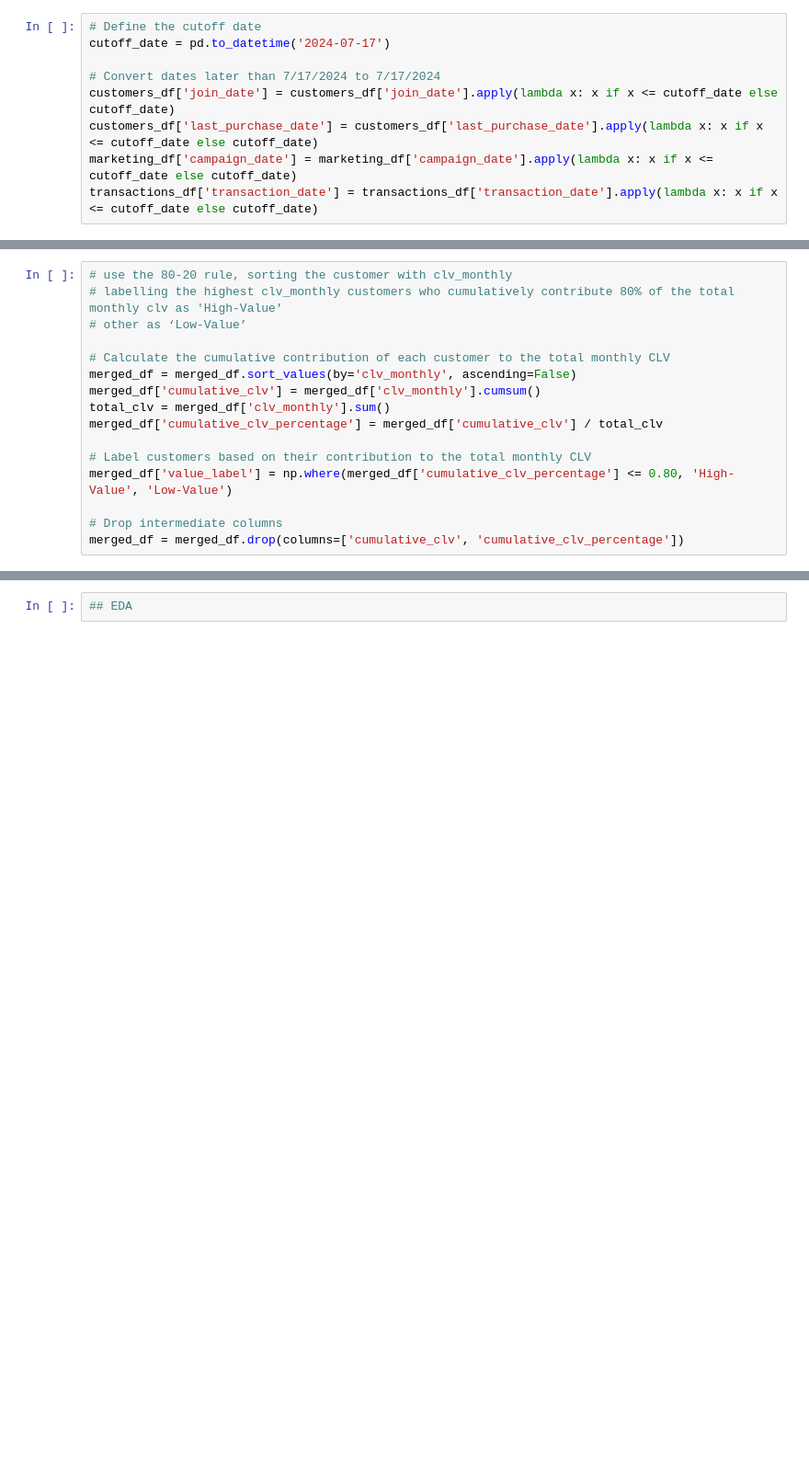
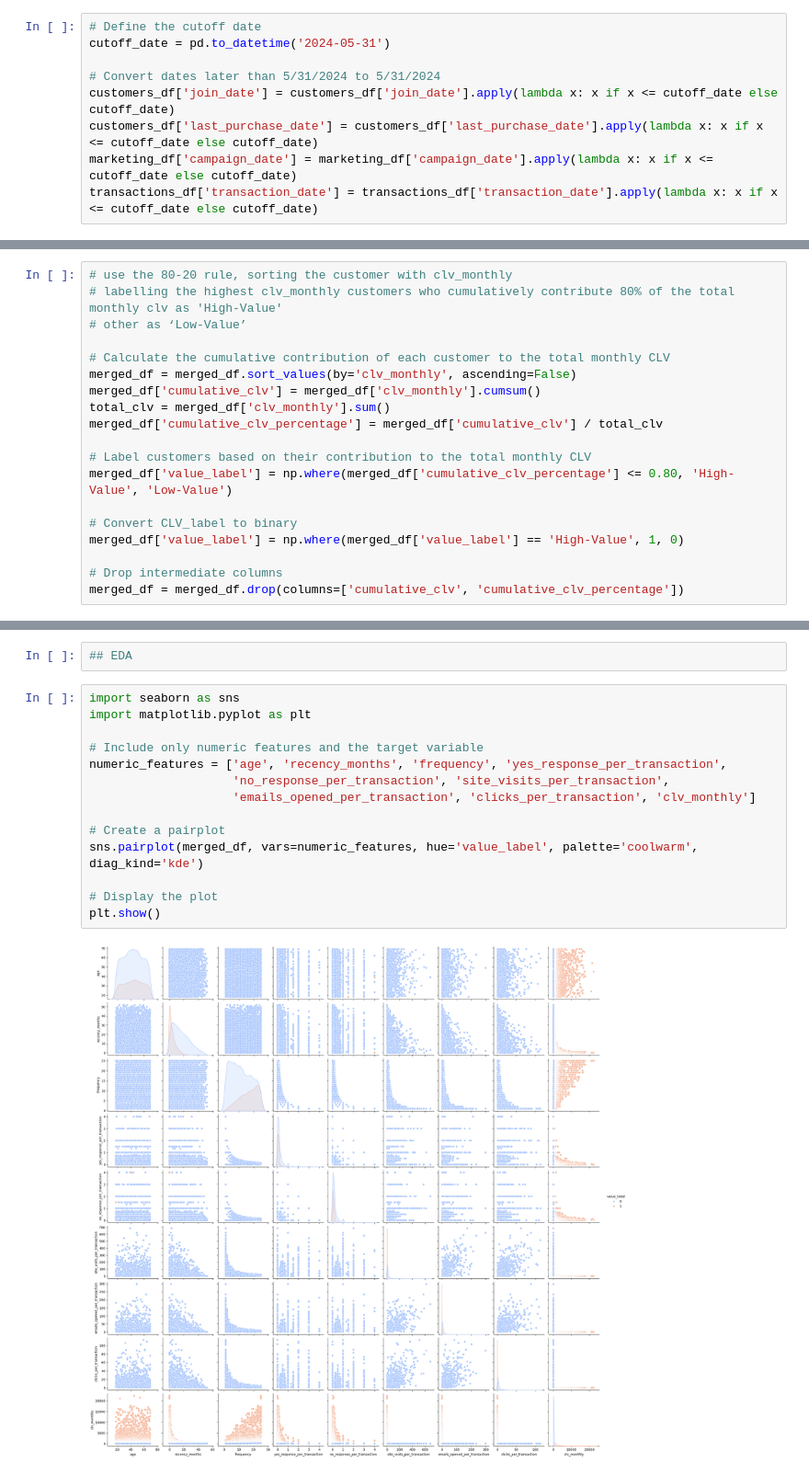
Before and after one commit to neilaxu/schulich_data_science, a Jupyter notebook: MBAN 6750 HW/Assignment 2 - v3.ipynb, the cells around one changed output, grey strips where cells are left out. Shown at 92% size. Cells and saved outputs as stored; diff of their text form; blank space fills up the shorter version.

```diff
--- a/MBAN 6750 HW/Assignment 2 - v3.ipynb
+++ b/MBAN 6750 HW/Assignment 2 - v3.ipynb
@@ -16,9 +16,9 @@ marketing_df['campaign_date'] = pd.to_datetime(marketing_df['campaign_date'])
 transactions_df['transaction_date'] = pd.to_datetime(transactions_df['transaction_date'])
 # %%
 # Define the cutoff date
-cutoff_date = pd.to_datetime('2024-07-17')
+cutoff_date = pd.to_datetime('2024-05-31')
 
-# Convert dates later than 7/17/2024 to 7/17/2024
+# Convert dates later than 5/31/2024 to 5/31/2024
 customers_df['join_date'] = customers_df['join_date'].apply(lambda x: x if x <= cutoff_date else cutoff_date)
 customers_df['last_purchase_date'] = customers_df['last_purchase_date'].apply(lambda x: x if x <= cutoff_date else cutoff_date)
 marketing_df['campaign_date'] = marketing_df['campaign_date'].apply(lambda x: x if x <= cutoff_date else cutoff_date)
@@ -136,5 +134,8 @@ merged_df['cumulative_clv_percentage'] = merged_df['cumulative_clv'] / total_clv
 # Label customers based on their contribution to the total monthly CLV
 merged_df['value_label'] = np.where(merged_df['cumulative_clv_percentage'] <= 0.80, 'High-Value', 'Low-Value')
 
+# Convert CLV_label to binary
+merged_df['value_label'] = np.where(merged_df['value_label'] == 'High-Value', 1, 0)
+
 # Drop intermediate columns
 merged_df = merged_df.drop(columns=['cumulative_clv', 'cumulative_clv_percentage'])
@@ -144,2 +142,18 @@ eda_df = merged_df.copy()
 # %%
 ## EDA
+# %%
+import seaborn as sns
+import matplotlib.pyplot as plt
+
+# Include only numeric features and the target variable
+numeric_features = ['age', 'recency_months', 'frequency', 'yes_response_per_transaction',
+                    'no_response_per_transaction', 'site_visits_per_transaction',
+                    'emails_opened_per_transaction', 'clicks_per_transaction', 'clv_monthly']
+
+# Create a pairplot
+sns.pairplot(merged_df, vars=numeric_features, hue='value_label', palette='coolwarm', diag_kind='kde')
+
+# Display the plot
+plt.show()
+# %% [output]
+[figure, added]
```
Also changed, not shown: parts of 14 cells of this notebook.
